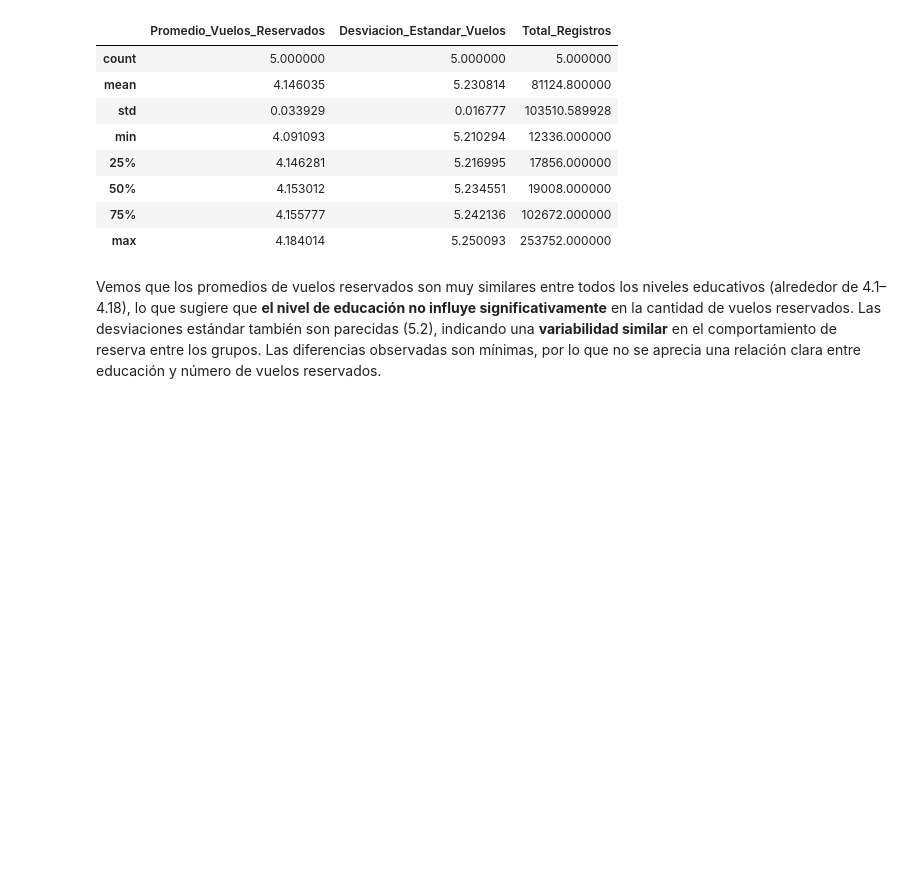
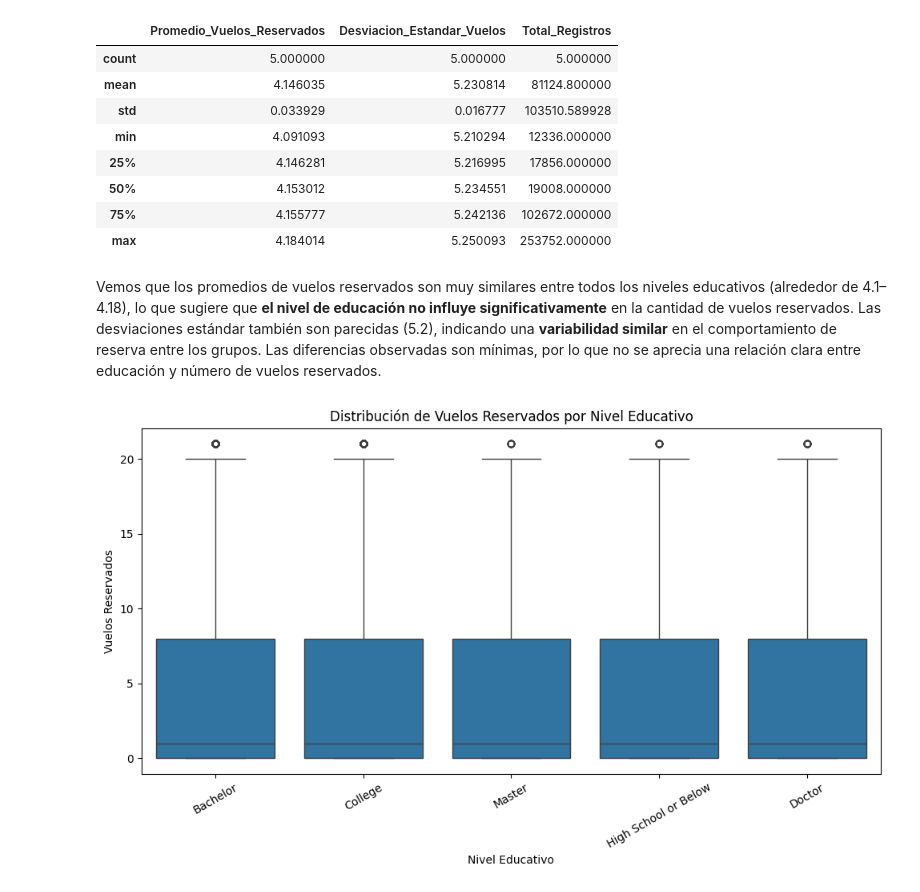
Before and after one commit to Adalab/bda-modulo-3-evaluacion-final-HanniaCorena, a Jupyter notebook: Merge y análisis.ipynb, the cells around one changed output. Drawn from its saved outputs; the diff is of its cells as text; code cells hidden in the pictures; blank space fills up the shorter version.

```diff
--- a/Merge y análisis.ipynb
+++ b/Merge y análisis.ipynb
@@ -249,3 +249,22 @@ stats_por_educacion.describe()
 | max | 4.184014 | 5.250093 | 253752.000000 |
 # %% [markdown]
 Vemos que los promedios de vuelos reservados son muy similares entre todos los niveles educativos (alrededor de 4.1–4.18), lo que sugiere que **el nivel de educación no influye significativamente** en la cantidad de vuelos reservados. Las desviaciones estándar también son parecidas (5.2), indicando una **variabilidad similar** en el comportamiento de reserva entre los grupos. Las diferencias observadas son mínimas, por lo que no se aprecia una relación clara entre educación y número de vuelos reservados.
+# %%
+import matplotlib.pyplot as plt
+import seaborn as sns
+
+plt.figure(figsize=(10, 6))
+sns.boxplot(
+    data=df_analysis,
+    x='Education',
+    y='Flights Booked'
+)
+
+plt.title('Distribución de Vuelos Reservados por Nivel Educativo')
+plt.xlabel('Nivel Educativo')
+plt.ylabel('Vuelos Reservados')
+plt.xticks(rotation=30)
+plt.tight_layout()
+plt.show()
+# %% [output]
+[figure, added]
```
Also changed, not shown: parts of 1 cell of this notebook.
